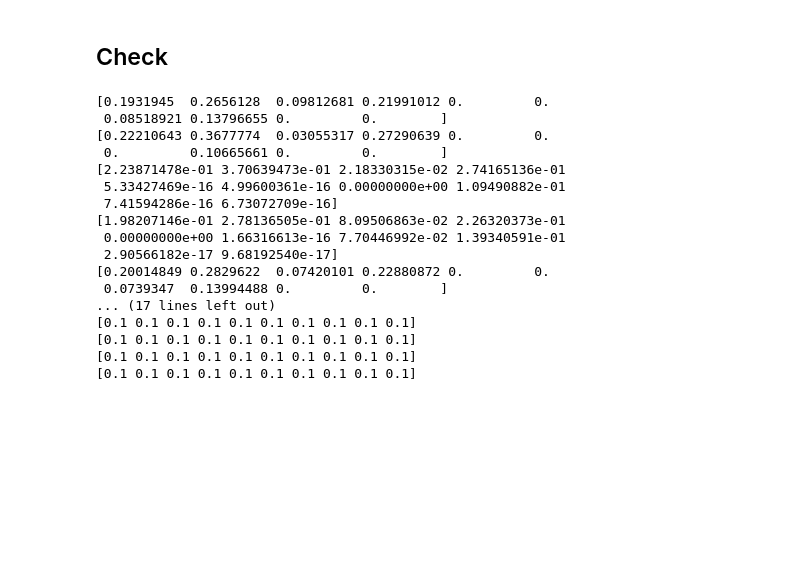
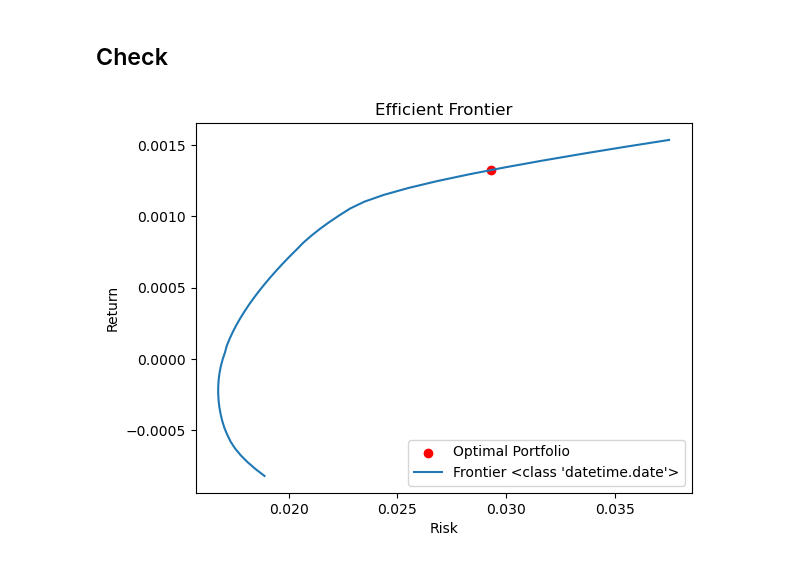
Before and after one commit to cchuenchoksan/RoboAdvisorApp, a Jupyter notebook: backend/gmvp.ipynb, the cells around one changed output. Saved outputs shown, nothing was run; the diff lists cells and outputs as text; code cells hidden in the pictures; blank space fills up the shorter version.

```diff
--- a/backend/gmvp.ipynb
+++ b/backend/gmvp.ipynb
@@ -223,29 +229,32 @@ if __name__ == '__main__':
     app.run(debug=True)
 # %% [markdown]
 ## Check
-# %%
-mean_return_2023_02_19 = results['2023-02-28']['original_data_return']
-cov_matrix_2023_02_19 = results['2023-02-28']['original_data_cov']
-for i in range(-10, 10):
-    print(optimal_portfolio(mean_return_2023_02_19, cov_matrix_2023_02_19, i))
-# %% [output]
-[0.1931945  0.2656128  0.09812681 0.21991012 0.         0.
- 0.08518921 0.13796655 0.         0.        ]
-[0.22210643 0.3677774  0.03055317 0.27290639 0.         0.
- 0.         0.10665661 0.         0.        ]
-[2.23871478e-01 3.70639473e-01 2.18330315e-02 2.74165136e-01
- 5.33427469e-16 4.99600361e-16 0.00000000e+00 1.09490882e-01
- 7.41594286e-16 6.73072709e-16]
-[1.98207146e-01 2.78136505e-01 8.09506863e-02 2.26320373e-01
- 0.00000000e+00 1.66316613e-16 7.70446992e-02 1.39340591e-01
- 2.90566182e-17 9.68192540e-17]
-[0.20014849 0.2829622  0.07420101 0.22880872 0.         0.
- 0.0739347  0.13994488 0.         0.        ]
-... (17 lines left out)
-[0.1 0.1 0.1 0.1 0.1 0.1 0.1 0.1 0.1 0.1]
-[0.1 0.1 0.1 0.1 0.1 0.1 0.1 0.1 0.1 0.1]
-[0.1 0.1 0.1 0.1 0.1 0.1 0.1 0.1 0.1 0.1]
-[0.1 0.1 0.1 0.1 0.1 0.1 0.1 0.1 0.1 0.1]
+# %%
+import numpy as np
+
+mean_ret = np.array([0.000809093, 0.001537579, 0.000131069, 0.000972346, -0.000822326])
+
+var_cov = np.array([
+    [0.001233218, 0.00103242,  0.000416153, 0.000623291, 0.000250602],
+    [0.00103242,  0.001406172, 0.000317927, 0.000508075, 0.000114722],
+    [0.000416153, 0.000317927, 0.00043128,  0.000291777, 0.000194576],
+    [0.000623291, 0.000508075, 0.000291777, 0.000499092, 0.000207857],
+    [0.000250602, 0.000114722, 0.000194576, 0.000207857, 0.000356763]
+])
+short_sales = False
+frontier  = efficient_frontier(mean_ret, var_cov, short_sales=short_sales)
+optimal_portfolio_weights = optimal_portfolio(mean_ret, var_cov, 1, short_sales=short_sales)
+port_ret = np.dot(optimal_portfolio_weights, mean_ret)
+port_var = np.sqrt(np.dot(optimal_portfolio_weights.T, np.dot(var_cov, optimal_portfolio_weights)))
+plt.scatter(port_var, port_ret, color='red', label='Optimal Portfolio')
+plt.plot(frontier[:, 1], frontier[:, 0], label=f'Frontier {date}')
+plt.xlabel('Risk')
+plt.ylabel('Return')
+plt.title('Efficient Frontier')
+plt.legend()
+plt.show()
+# %% [output]
+[figure, added]
 # %%
 # Visualize the optimal portfolio and its efficient frontier
 def plot_efficient_frontier(results):
```
Also changed, not shown: parts of 6 cells of this notebook.
